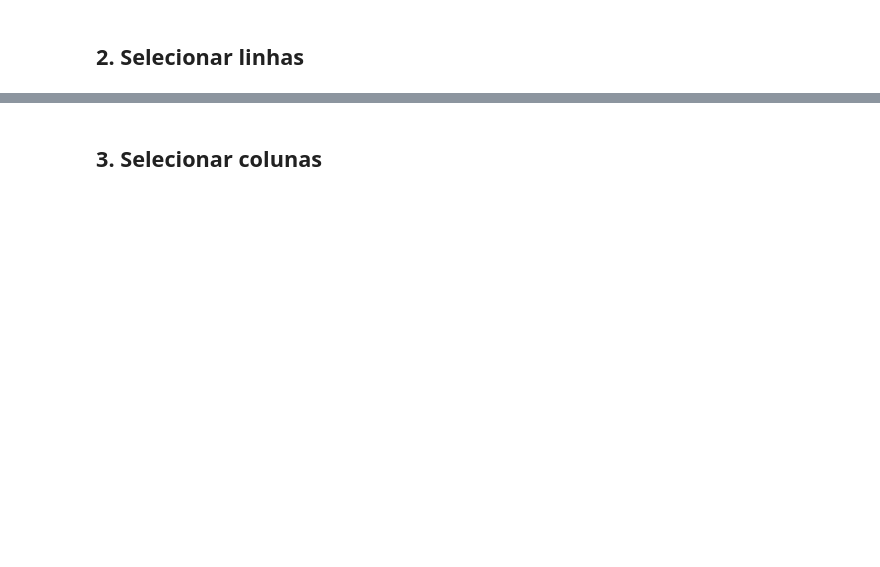
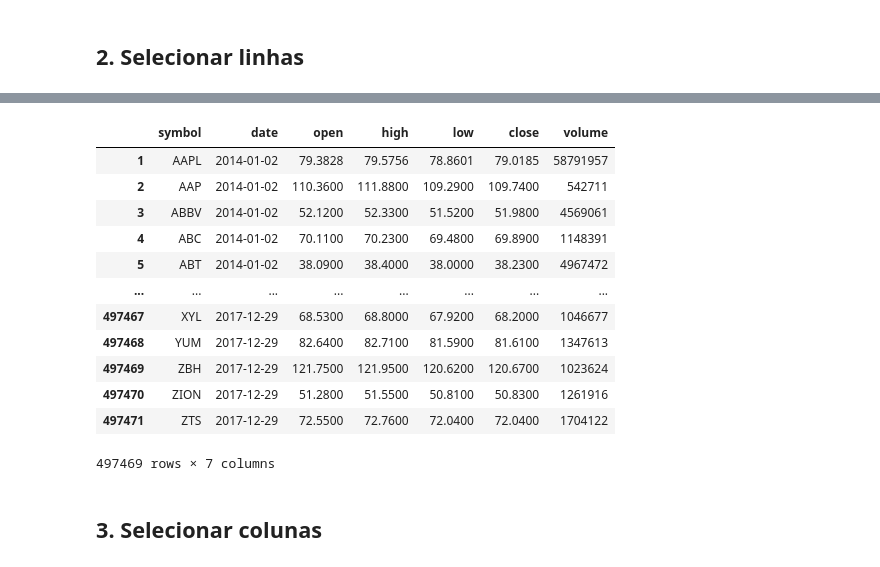
Before and after one commit to filipeclduarte/tutorial_julia_python_r, a Jupyter notebook: Python.ipynb, the cells around one changed output, grey strips where cells are left out. Drawn from its saved outputs; the diff is of its cells as text; code cells hidden in the pictures; blank space fills up the shorter version.

```diff
--- a/Python.ipynb
+++ b/Python.ipynb
@@ -39,10 +77,24 @@ sp500.iloc[[0, 9, 99]]
 # %%
 ## removendo as linhas 1, 10 e 100
 sp500.drop(index=[0, 9, 99])
 
-# alternativa
-excluir = [0, 9, 99]
-sp500[~sp500.index.isin(excluir)]
+# # alternativa
+# excluir = [0, 9, 99]
+# sp500[~sp500.index.isin(excluir)]
+# %% [output]
+|  | symbol | date | open | high | low | close | volume |
+| 1 | AAPL | 2014-01-02 | 79.3828 | 79.5756 | 78.8601 | 79.0185 | 58791957 |
+| 2 | AAP | 2014-01-02 | 110.3600 | 111.8800 | 109.2900 | 109.7400 | 542711 |
+| 3 | ABBV | 2014-01-02 | 52.1200 | 52.3300 | 51.5200 | 51.9800 | 4569061 |
+| 4 | ABC | 2014-01-02 | 70.1100 | 70.2300 | 69.4800 | 69.8900 | 1148391 |
+| 5 | ABT | 2014-01-02 | 38.0900 | 38.4000 | 38.0000 | 38.2300 | 4967472 |
+| ... | ... | ... | ... | ... | ... | ... | ... |
+| 497467 | XYL | 2017-12-29 | 68.5300 | 68.8000 | 67.9200 | 68.2000 | 1046677 |
+| 497468 | YUM | 2017-12-29 | 82.6400 | 82.7100 | 81.5900 | 81.6100 | 1347613 |
+| 497469 | ZBH | 2017-12-29 | 121.7500 | 121.9500 | 120.6200 | 120.6700 | 1023624 |
+| 497470 | ZION | 2017-12-29 | 51.2800 | 51.5500 | 50.8100 | 50.8300 | 1261916 |
+| 497471 | ZTS | 2017-12-29 | 72.5500 | 72.7600 | 72.0400 | 72.0400 | 1704122 |
+497469 rows × 7 columns
 # %% [markdown]
 ## 3. Selecionar colunas
 # %%
```
Also changed, not shown: parts of 12 cells of this notebook, 7 other files.
